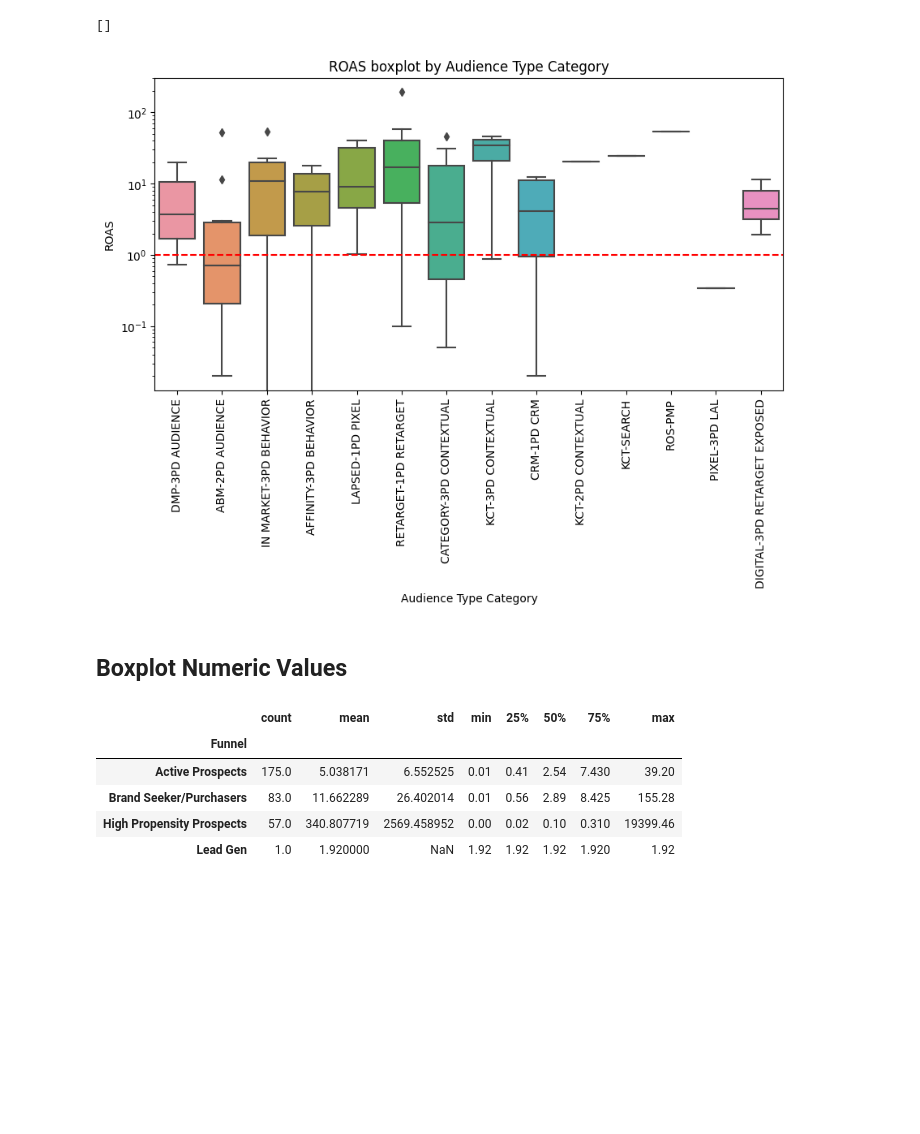
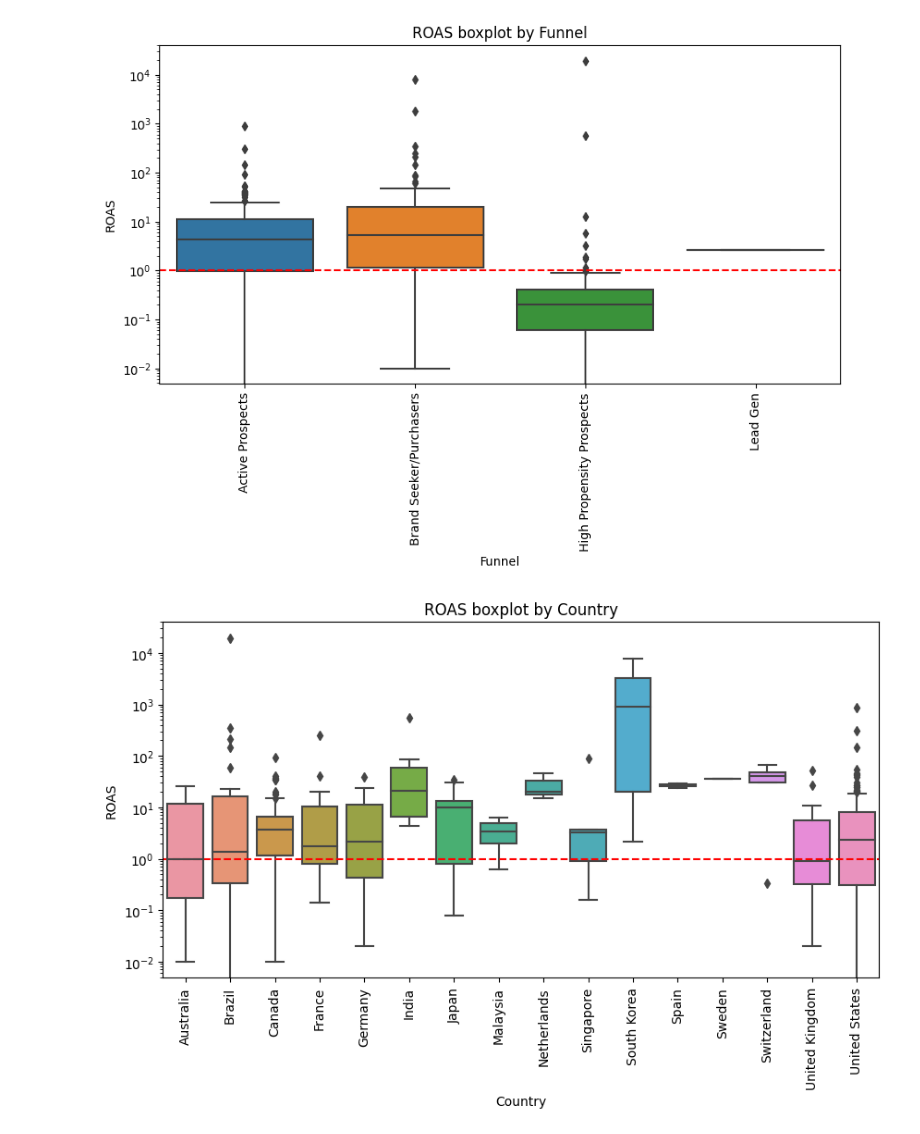
Before and after one commit to 0xrsfagundes/File-Manipulation, a Jupyter notebook: Audience Performance Analysis/2. Underperforming ROAS Analysis.ipynb, the cells around one changed output. Cells and saved outputs as stored; diff of their text form; code cells hidden in the pictures; blank space fills up the shorter version.

```diff
--- a/Audience Performance Analysis/2. Underperforming ROAS Analysis.ipynb
+++ b/Audience Performance Analysis/2. Underperforming ROAS Analysis.ipynb
@@ -31,6 +10,0 @@ df.head()
-# %%
-selected_cols = ['Funnel','Country','Dell Fiscal Quarter','Vehicle'
-                 ,'BU_lvl1','BU_lvl2','Campaign Name','Audience Type Category'
-                 ,'Spend','Revenue']
-
-new_df = df[selected_cols]
@@ -65,5 +10,0 @@ grouped_df.head()
-# %%
-grouped_df = grouped_df[(grouped_df['Spend'] > 0)
-                        & (~grouped_df['Funnel'].isin(['Passive Prospects', 'Demand Creation']))
-                        & (grouped_df['Revenue'] > 0)
-                        & (grouped_df['Dell Fiscal Quarter'].isin(['FY24Q2']))]
@@ -144,17 +12,0 @@ plt.semilogy()
-# %%
-# Create a box plot by 'BU_lvl1'
-fig, ax1 = plt.subplots(figsize=(10, 5))
-
-# Set plot title and labels
-ax1.set_title('ROAS boxplot by Audience Type Category')
-ax1.set_ylabel('ROAS')
-
-# Create the box plot
-sns.boxplot(data=grouped_csb_df, x='Audience Type Category', y='ROAS')
-
-plt.axhline(y=1, color='r', linestyle='--', label='ROAS = 1')
-
-plt.xticks(rotation=90)
-
-# Show the plot
-plt.semilogy()
@@ -226,32 +50,0 @@ plt.semilogy()
-# %%
-# Create a box plot by 'BU_lvl1'
-fig, ax1 = plt.subplots(figsize=(10, 5))
-
-# Set plot title and labels
-ax1.set_title('ROAS boxplot by Audience Type Category')
-ax1.set_ylabel('ROAS')
-
-# Create the box plot
-sns.boxplot(data=grouped_b2b_df, x='Audience Type Category', y='ROAS')
-
-plt.axhline(y=1, color='r', linestyle='--', label='ROAS = 1')
-
-plt.xticks(rotation=90)
-
-# Show the plot
-plt.semilogy()
-# %% [output]
-[]
-[figure, removed]
-# %% [markdown]
-<h2>Boxplot Numeric Values</h2>
-# %%
-boxplot_data = grouped_csb_df.groupby('Funnel')['ROAS'].describe()
-boxplot_data
-# %% [output]
-|  | count | mean | std | min | 25% | 50% | 75% | max |
-| Funnel |  |  |  |  |  |  |  |  |
-| Active Prospects | 175.0 | 5.038171 | 6.552525 | 0.01 | 0.41 | 2.54 | 7.430 | 39.20 |
-| Brand Seeker/Purchasers | 83.0 | 11.662289 | 26.402014 | 0.01 | 0.56 | 2.89 | 8.425 | 155.28 |
-| High Propensity Prospects | 57.0 | 340.807719 | 2569.458952 | 0.00 | 0.02 | 0.10 | 0.310 | 19399.46 |
-| Lead Gen | 1.0 | 1.920000 | NaN | 1.92 | 1.92 | 1.92 | 1.920 | 1.92 |
@@ -263,0 +51,15 @@ grouped_b2b_df_export.to_csv('csv/grouped_b2b_df_export.csv')
+# %%
+csv_file = "csv/Audience Report Formatted.csv"
+
+df = read_and_preprocess_data(csv_file)
+
+grouped_df = filter_and_group_data(df)
+
+# Box plots by different factors
+plot_boxplot(grouped_df, 'Funnel', 'ROAS', 'ROAS boxplot by Funnel')
+plot_boxplot(grouped_df, 'Country', 'ROAS', 'ROAS boxplot by Country')
+plot_boxplot(grouped_df, 'BU_lvl2', 'ROAS', 'ROAS boxplot by BU lvl2')
+plot_boxplot(grouped_df, 'Audience Type Category', 'ROAS', 'ROAS boxplot by Audience Type Category')
+# %% [output]
+[figure, added]
+[figure, added]
```
Also changed, not shown: parts of 20 cells of this notebook, 1 other file.
